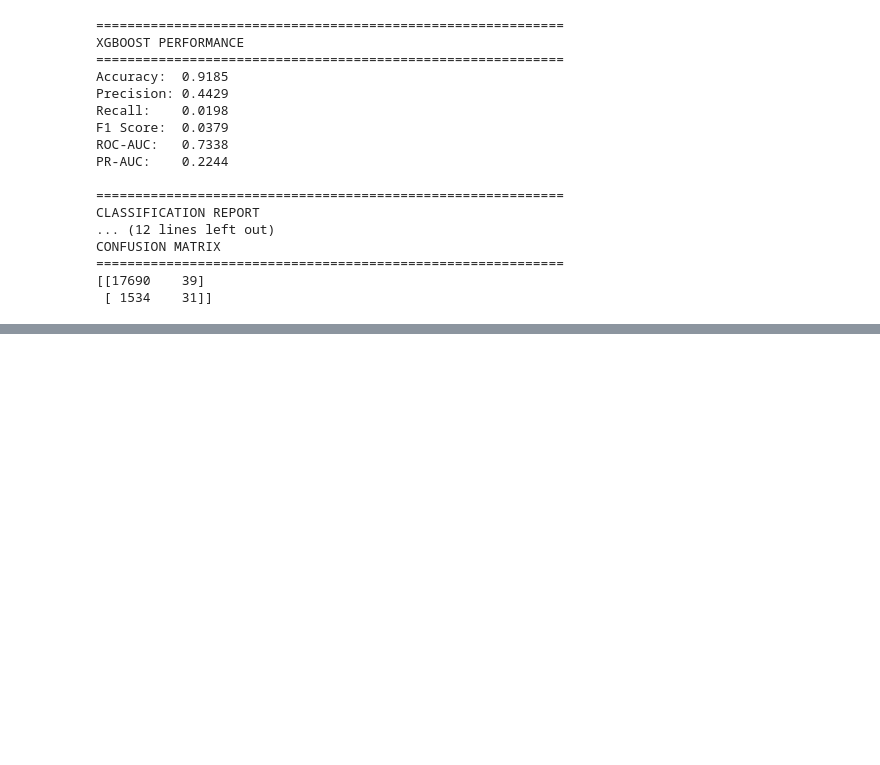
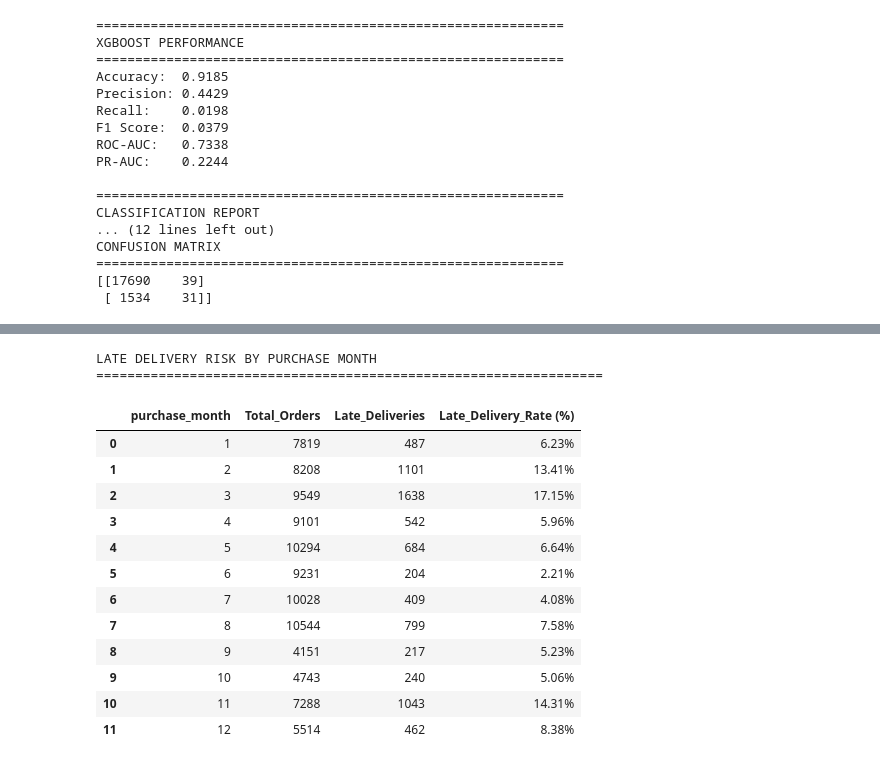
Before and after one commit to abhisarthak/AI-Driven-Circular-Supply-Chain-Optimization, a Jupyter notebook: notebooks/02_data_preprocessing.ipynb, the cells around one changed output, grey strips where cells are left out. Cells and saved outputs as stored; diff of their text form; code cells hidden in the pictures; blank space fills up the shorter version.

```diff
--- a/notebooks/02_data_preprocessing.ipynb
+++ b/notebooks/02_data_preprocessing.ipynb
@@ -3526,0 +4030,53 @@ CONFUSION MATRIX
+# %%
+# ============================================================
+# LATE DELIVERY RATE BY PURCHASE MONTH
+# ============================================================
+
+monthly_delay = (
+    order_ml
+    .groupby("purchase_month")
+    .agg(
+        Total_Orders=("order_id", "count"),
+        Late_Deliveries=("is_late_delivery", "sum"),
+        Late_Delivery_Rate=("is_late_delivery", "mean")
+    )
+    .reset_index()
+)
+
+monthly_delay["Late_Delivery_Rate (%)"] = (
+    monthly_delay["Late_Delivery_Rate"] * 100
+)
+
+monthly_delay = monthly_delay.sort_values("purchase_month")
+
+print("LATE DELIVERY RISK BY PURCHASE MONTH")
+print("=" * 65)
+
+display(
+    monthly_delay[
+        [
+            "purchase_month",
+            "Total_Orders",
+            "Late_Deliveries",
+            "Late_Delivery_Rate (%)"
+        ]
+    ].style.format({
+        "Late_Delivery_Rate (%)": "{:.2f}%"
+    })
+)
+# %% [output]
+LATE DELIVERY RISK BY PURCHASE MONTH
+=================================================================
+|  | purchase_month | Total_Orders | Late_Deliveries | Late_Delivery_Rate (%) |
+| 0 | 1 | 7819 | 487 | 6.23% |
+| 1 | 2 | 8208 | 1101 | 13.41% |
+| 2 | 3 | 9549 | 1638 | 17.15% |
+| 3 | 4 | 9101 | 542 | 5.96% |
+| 4 | 5 | 10294 | 684 | 6.64% |
+| 5 | 6 | 9231 | 204 | 2.21% |
+| 6 | 7 | 10028 | 409 | 4.08% |
+| 7 | 8 | 10544 | 799 | 7.58% |
+| 8 | 9 | 4151 | 217 | 5.23% |
+| 9 | 10 | 4743 | 240 | 5.06% |
+| 10 | 11 | 7288 | 1043 | 14.31% |
+| 11 | 12 | 5514 | 462 | 8.38% |
```
Also changed, not shown: parts of 12 cells of this notebook.
